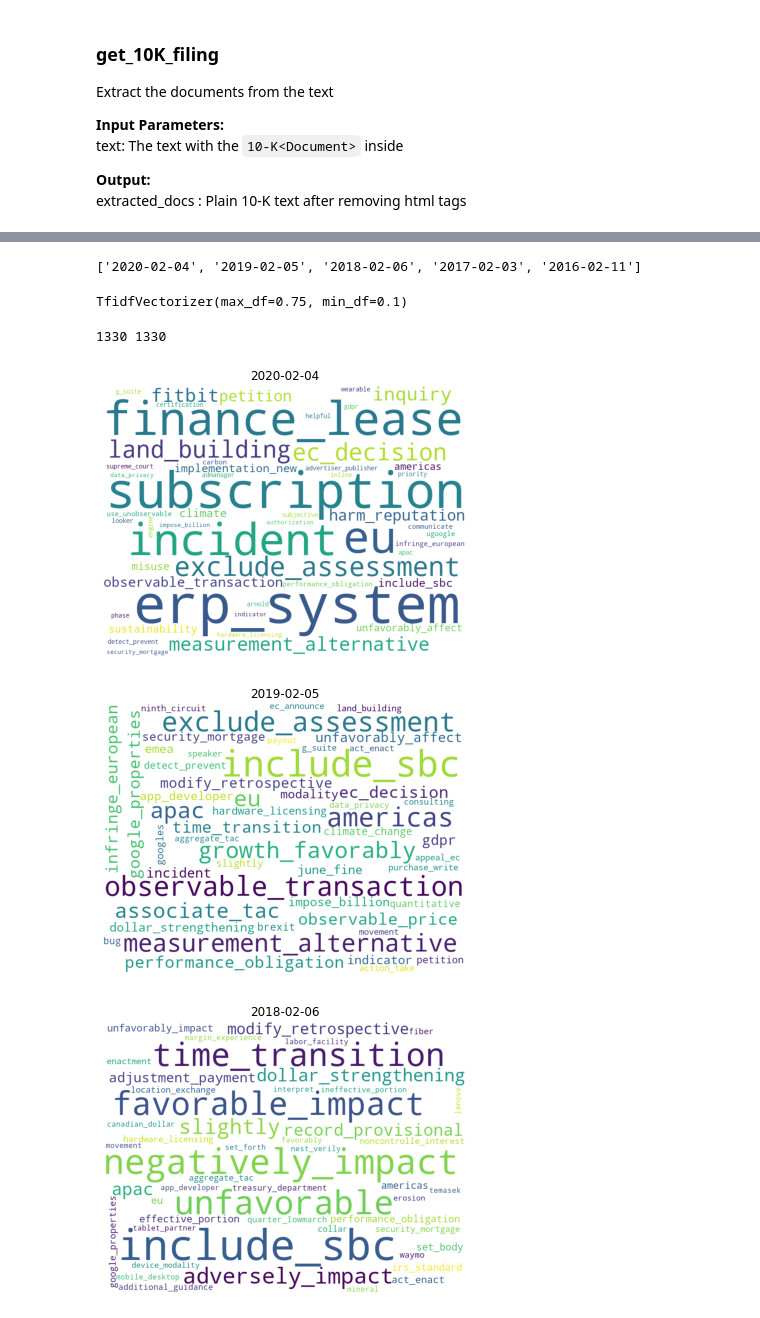
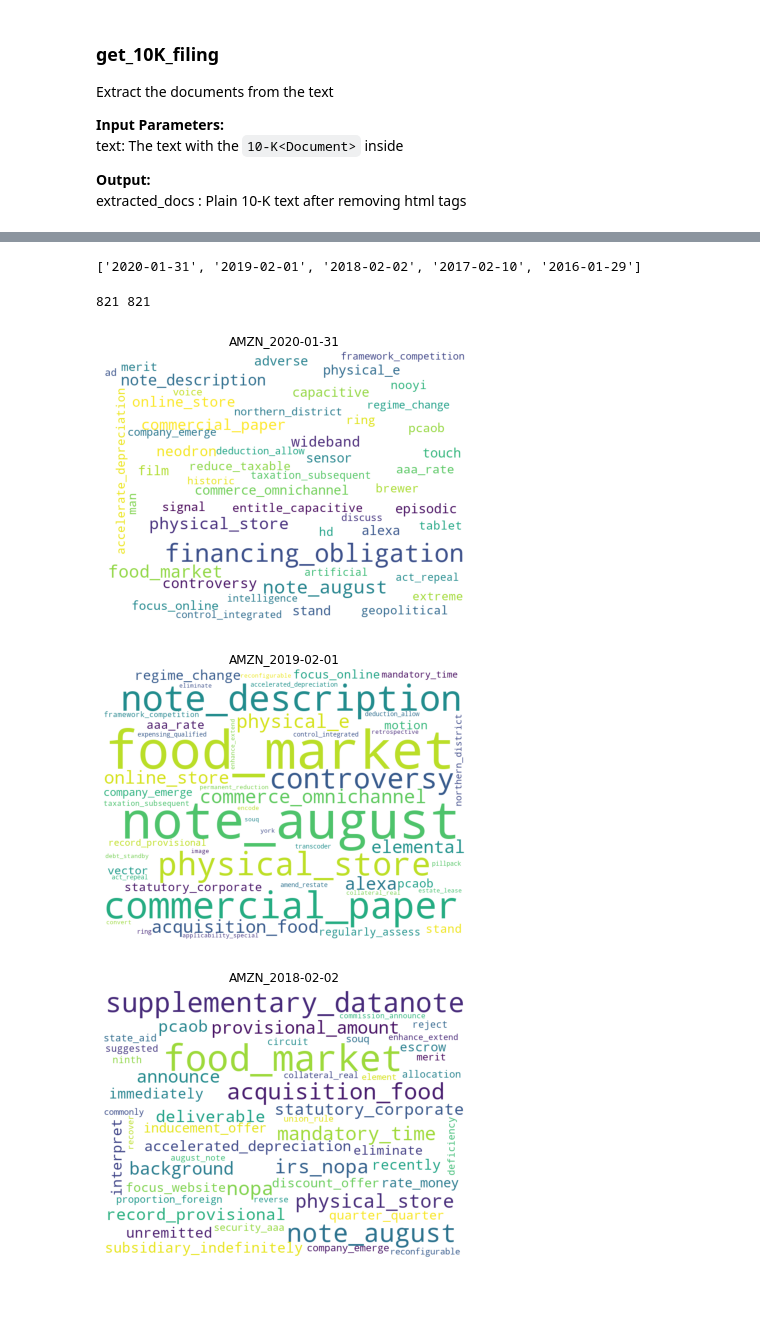
Before and after one commit to alsm6169/nlp_on_10k, a Jupyter notebook: NLP_on_10K.ipynb, the cells around one changed output, grey strips where cells are left out. Saved outputs shown, nothing was run; the diff lists cells and outputs as text; code cells hidden in the pictures.

```diff
--- a/NLP_on_10K.ipynb
+++ b/NLP_on_10K.ipynb
@@ -280,2 +289,3 @@ bigram = gensim.models.Phrases(df['filing_words'])
 # %%
-df['filing_words_bigrams'] = df['filing_words'].apply(lambda x : bigram[x])
+docs = df['10k_words_bigrams'].apply(lambda x: " ".join(x)).tolist()
+dates = df['10k_date'].tolist()
@@ -298,42 +292,41 @@ df.apply(display_word_cloud, args=('filing_words_bigrams', ), axis=1)
-# %%
-docs = df['filing_words_bigrams'].apply(lambda x: " ".join(x)).tolist()
-# %%
-dates = df['filing_date'].tolist()
-dates
-# %% [output]
-['2020-02-04', '2019-02-05', '2018-02-06', '2017-02-03', '2016-02-11']
+# %%
+dates
+# %% [output]
+['2020-01-31', '2019-02-01', '2018-02-02', '2017-02-10', '2016-01-29']
 # %%
 from sklearn.feature_extraction.text import TfidfVectorizer
 # %%
 # create the transform
-tfidf_vectorizer = TfidfVectorizer(smooth_idf=True,use_idf=True, max_df=0.75, min_df=0.1)
-# tokenize and build vocab
-tfidf_vectorizer.fit(docs)
+tfidf_vectorizer = TfidfVectorizer(smooth_idf=True,use_idf=True, max_df=0.60, min_df=0.1)
-# %% [output]
-TfidfVectorizer(max_df=0.75, min_df=0.1)
 # %%
+# tokenize and build vocab
+tfidf_vectorizer.fit(docs)
 # summarize
 print(len(tfidf_vectorizer.vocabulary_), len(tfidf_vectorizer.idf_))
 # %% [output]
-1330 1330
+821 821
 # %%
+%matplotlib inline
+wc = WordCloud(width = 800, height = 600,
+                background_color ='white',
+                min_font_size = 10)
 for dt, doc in zip(dates, docs):
+    # print(dt, len(doc))
+    #print(doc)
     vector = tfidf_vectorizer.transform([doc])
     # summarize encoded vector
-    # print(vector.shape)
-    # print(vector.toarray())
-    df_idf = pd.DataFrame(vector[0].T.toarray(), index=tfidf_vectorizer.get_feature_names(),columns=["idf_weights"])
+    #print(vector.shape)
+    #print(vector.toarray())
+    df_idf = pd.DataFrame(vector.T.toarray(), index=tfidf_vectorizer.get_feature_names(),columns=["idf_weights"])
     dict_top50 = df_idf.sort_values(by=['idf_weights'],ascending=False)[:50].to_dict()['idf_weights']
-    wordcloud = WordCloud(width = 800, height = 600,
-                background_color ='white',
-                min_font_size = 10).generate_from_frequencies(dict_top50)
+    wc.generate_from_frequencies(dict_top50)
     # plot the WordCloud image
-    plt.imshow(wordcloud)
-    plt.title(str(dt))
+    plt.imshow(wc)
+    plt.title(ticker + "_" + str(dt))
     plt.axis("off")
     plt.tight_layout(pad = 0)
     plt.show()
 # %% [output]
-[figure, old version]
+[figure, new version]
-[figure, old version]
+[figure, new version]
-[figure, old version]
+[figure, new version]
```
Also changed, not shown: parts of 22 cells of this notebook.
